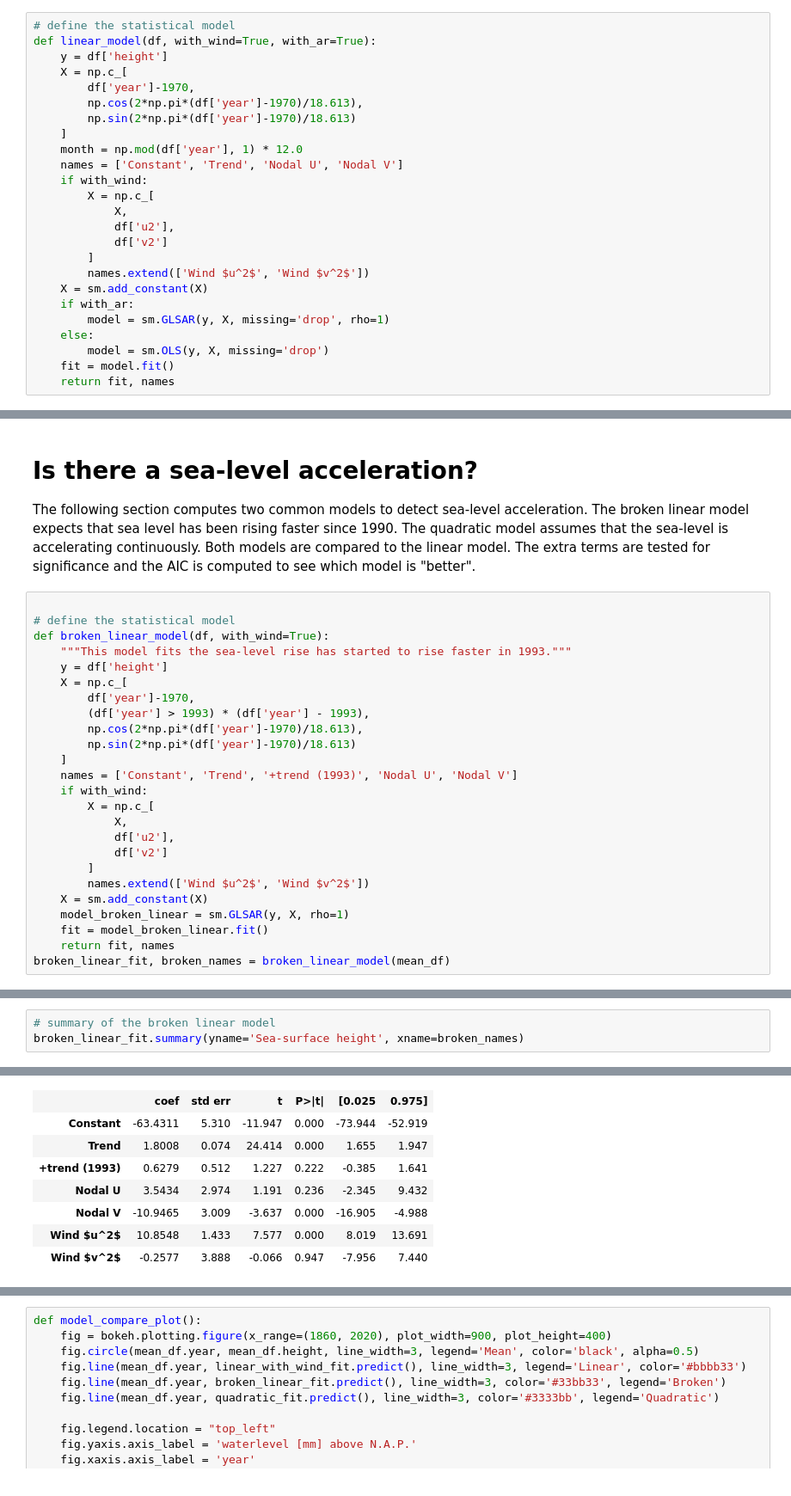
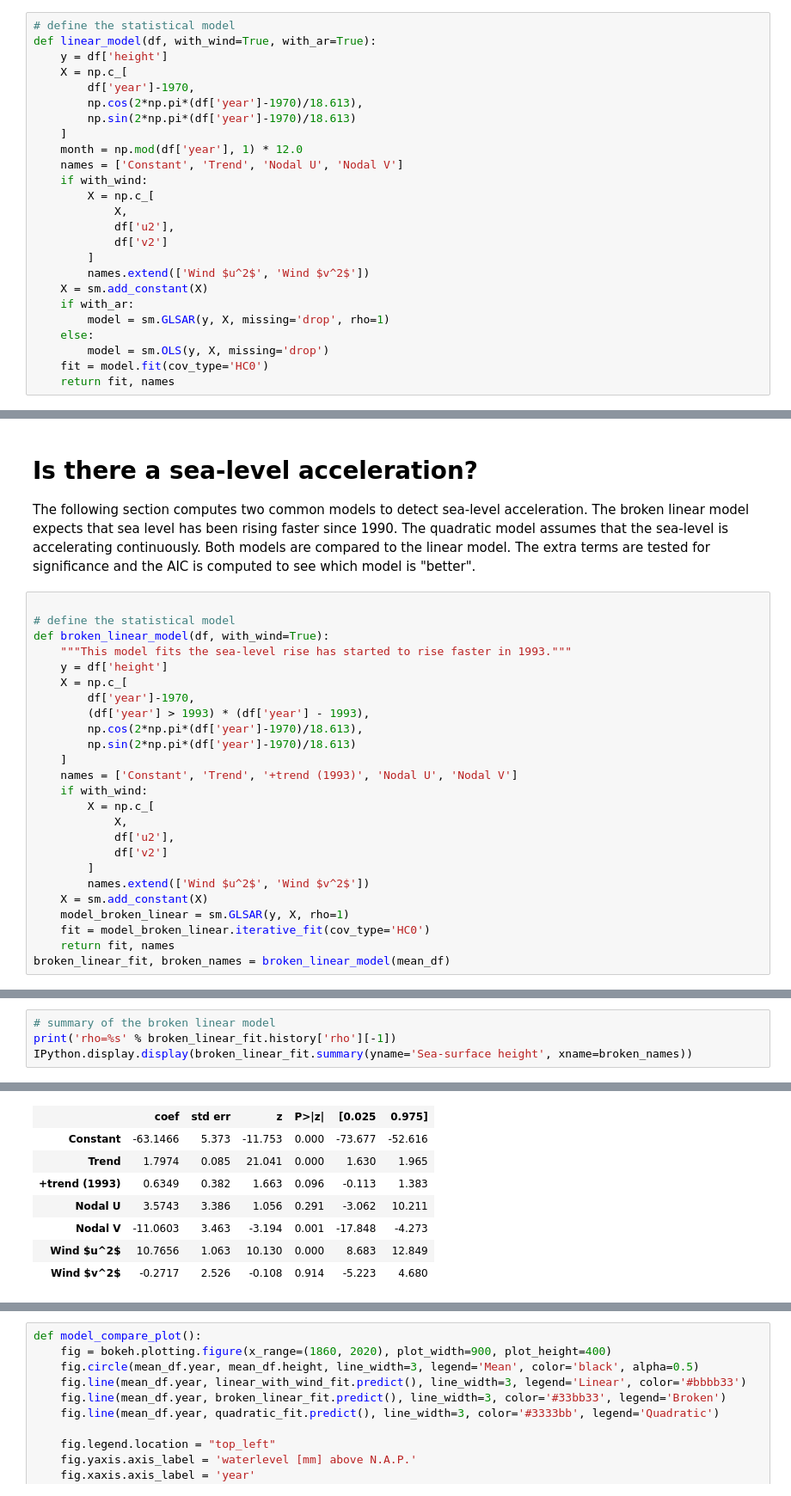
Before and after one commit to openearth/sealevel, a Jupyter notebook: notebooks/dutch-sea-level-monitor.ipynb, the cells around one changed output, grey strips where cells are left out. Shown: that part at 86% size. Cells and saved outputs as stored; diff of their text form.

```diff
--- a/notebooks/dutch-sea-level-monitor.ipynb
+++ b/notebooks/dutch-sea-level-monitor.ipynb
@@ -521,7 +521,7 @@ def linear_model(df, with_wind=True, with_ar=True):
         model = sm.GLSAR(y, X, missing='drop', rho=1)
     else:
         model = sm.OLS(y, X, missing='drop')
-    fit = model.fit()
+    fit = model.fit(cov_type='HC0')
     return fit, names
 # %% [markdown]
 We can compare the model with and without wind. Wind drives the storm surge at the coast. If there is a strong wind blowing it can raise the waterlevel by meters, 2 meter is not uncommon. If the wind keeps blowing for two days this will raise the annual averaged waterlevel by more than a centimeter, even if it occurs during low tide.
@@ -738,7 +738,7 @@ def broken_linear_model(df, with_wind=True):
         names.extend(['Wind $u^2$', 'Wind $v^2$'])
     X = sm.add_constant(X)
     model_broken_linear = sm.GLSAR(y, X, rho=1)
-    fit = model_broken_linear.fit()
+    fit = model_broken_linear.iterative_fit(cov_type='HC0')
     return fit, names
 broken_linear_fit, broken_names = broken_linear_model(mean_df)
 # %%
@@ -767,5 +767,6 @@ def quadratic_model(df, with_wind=True):
 quadratic_fit, quadratic_names = quadratic_model(mean_df)
 # %%
 # summary of the broken linear model
-broken_linear_fit.summary(yname='Sea-surface height', xname=broken_names)
+print('rho=%s' % broken_linear_fit.history['rho'][-1])
+IPython.display.display(broken_linear_fit.summary(yname='Sea-surface height', xname=broken_names))
 # %% [output]
@@ -782,8 +784,8 @@ GLSAR Regression Results
-|  | coef | std err | t | P>|t| | [0.025 | 0.975] |
-| Constant | -63.4311 | 5.310 | -11.947 | 0.000 | -73.944 | -52.919 |
-| Trend | 1.8008 | 0.074 | 24.414 | 0.000 | 1.655 | 1.947 |
-| +trend (1993) | 0.6279 | 0.512 | 1.227 | 0.222 | -0.385 | 1.641 |
-| Nodal U | 3.5434 | 2.974 | 1.191 | 0.236 | -2.345 | 9.432 |
-| Nodal V | -10.9465 | 3.009 | -3.637 | 0.000 | -16.905 | -4.988 |
-| Wind $u^2$ | 10.8548 | 1.433 | 7.577 | 0.000 | 8.019 | 13.691 |
-| Wind $v^2$ | -0.2577 | 3.888 | -0.066 | 0.947 | -7.956 | 7.440 |
+|  | coef | std err | z | P>|z| | [0.025 | 0.975] |
+| Constant | -63.1466 | 5.373 | -11.753 | 0.000 | -73.677 | -52.616 |
+| Trend | 1.7974 | 0.085 | 21.041 | 0.000 | 1.630 | 1.965 |
+| +trend (1993) | 0.6349 | 0.382 | 1.663 | 0.096 | -0.113 | 1.383 |
+| Nodal U | 3.5743 | 3.386 | 1.056 | 0.291 | -3.062 | 10.211 |
+| Nodal V | -11.0603 | 3.463 | -3.194 | 0.001 | -17.848 | -4.273 |
+| Wind $u^2$ | 10.7656 | 1.063 | 10.130 | 0.000 | 8.683 | 12.849 |
+| Wind $v^2$ | -0.2717 | 2.526 | -0.108 | 0.914 | -5.223 | 4.680 |
```
Also changed, not shown: parts of 5 cells of this notebook.
